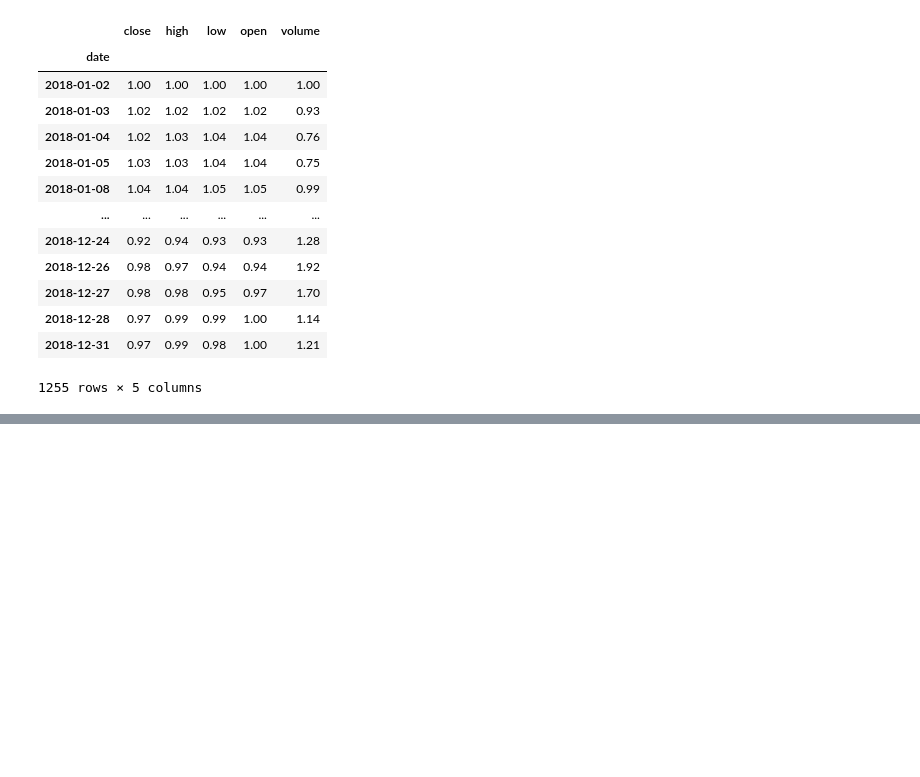
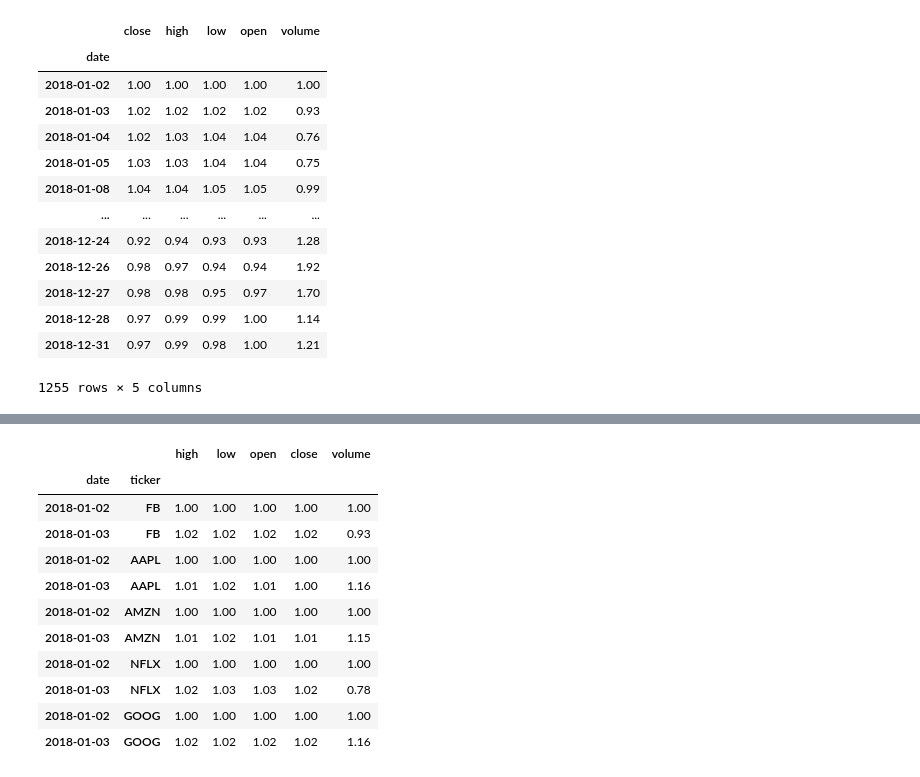
Before and after one commit to nadia-paz/ds-learning, a Jupyter notebook: data_analysis_pandas/exercises.ipynb, the cells around one changed output, grey strips where cells are left out. Saved outputs shown, nothing was run; the diff lists cells and outputs as text; code cells hidden in the pictures; blank space fills up the shorter version.

```diff
--- a/data_analysis_pandas/exercises.ipynb
+++ b/data_analysis_pandas/exercises.ipynb
@@ -528,0 +600,18 @@ df / df.groupby('ticker').transform('first')
+# %%
+df_explained = df.reset_index().set_index(['date', 'ticker']) / first_values
+# %%
+# first 2 values of every ticker
+df_explained.groupby(level='ticker').agg('head', 2)
+# %% [output]
+|  |  | high | low | open | close | volume |
+| date | ticker |  |  |  |  |  |
+| 2018-01-02 | FB | 1.00 | 1.00 | 1.00 | 1.00 | 1.00 |
+| 2018-01-03 | FB | 1.02 | 1.02 | 1.02 | 1.02 | 0.93 |
+| 2018-01-02 | AAPL | 1.00 | 1.00 | 1.00 | 1.00 | 1.00 |
+| 2018-01-03 | AAPL | 1.01 | 1.02 | 1.01 | 1.00 | 1.16 |
+| 2018-01-02 | AMZN | 1.00 | 1.00 | 1.00 | 1.00 | 1.00 |
+| 2018-01-03 | AMZN | 1.01 | 1.02 | 1.01 | 1.01 | 1.15 |
+| 2018-01-02 | NFLX | 1.00 | 1.00 | 1.00 | 1.00 | 1.00 |
+| 2018-01-03 | NFLX | 1.02 | 1.03 | 1.03 | 1.02 | 0.78 |
+| 2018-01-02 | GOOG | 1.00 | 1.00 | 1.00 | 1.00 | 1.00 |
+| 2018-01-03 | GOOG | 1.02 | 1.02 | 1.02 | 1.02 | 1.16 |
```
Also changed, not shown: parts of 6 cells of this notebook.
